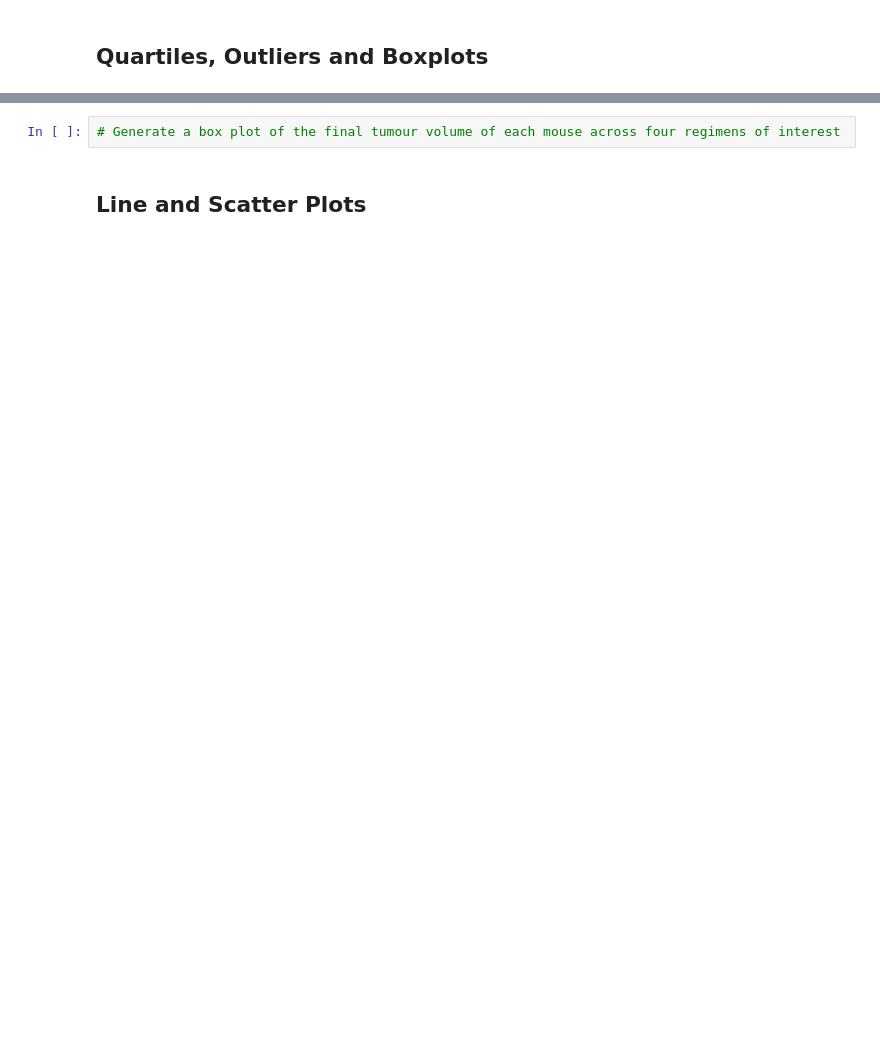
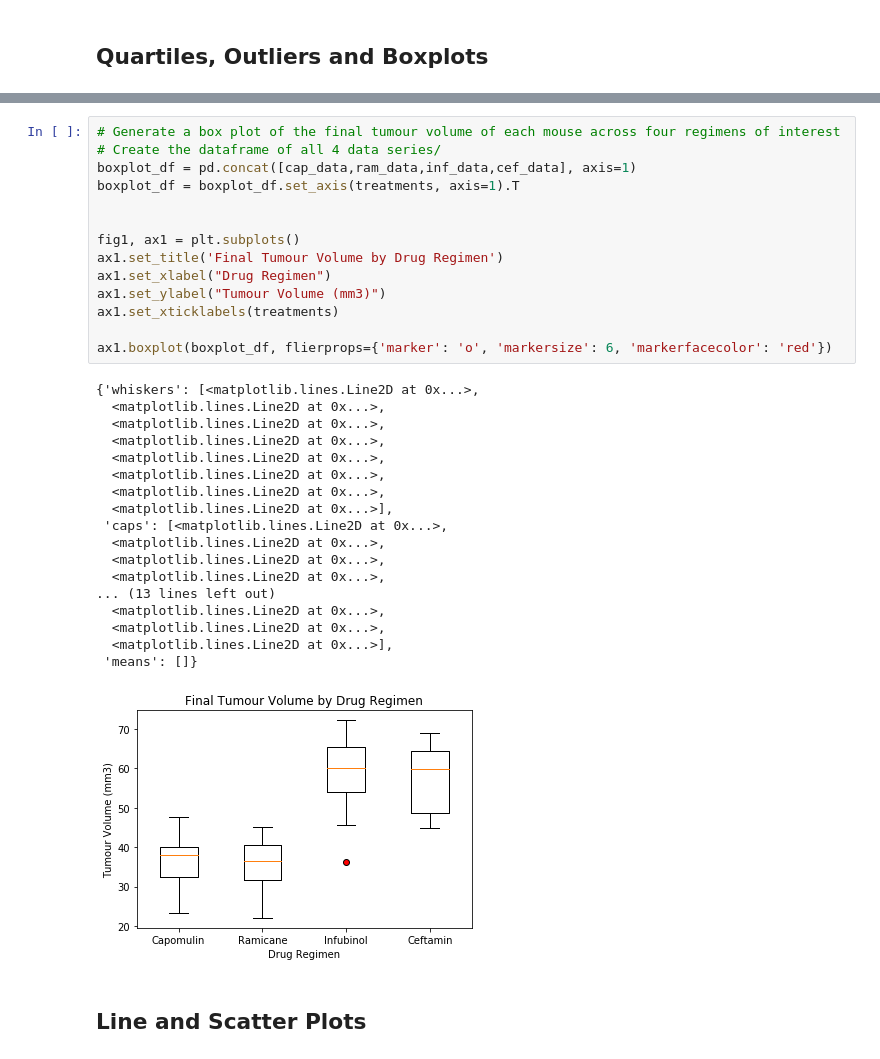
Before and after one commit to MFord80/matplotlib-challenge, a Jupyter notebook: Pymaceuticals_Report.ipynb, the cells around one changed output, grey strips where cells are left out. Cells and saved outputs as stored; diff of their text form; blank space fills up the shorter version.

Commit message:
updated with boxplots, only analysis incomplete

```diff
--- a/Pymaceuticals_Report.ipynb
+++ b/Pymaceuticals_Report.ipynb
@@ -402,8 +388,39 @@ The the median of the data is: 59.85
 Values below 25.355449580000002 could be outliers.
 Values above 87.66645829999999 could be outliers.
 Possible outliers:
-# %%
-# Generate a box plot of the final tumour volume of each mouse across four regimens of interest
+# %%
+# Generate a box plot of the final tumour volume of each mouse across four regimens of interest
+# Create the dataframe of all 4 data series/
+boxplot_df = pd.concat([cap_data,ram_data,inf_data,cef_data], axis=1)
+boxplot_df = boxplot_df.set_axis(treatments, axis=1).T
+
+
+fig1, ax1 = plt.subplots()
+ax1.set_title('Final Tumour Volume by Drug Regimen')
+ax1.set_xlabel("Drug Regimen")
+ax1.set_ylabel("Tumour Volume (mm3)")
+ax1.set_xticklabels(treatments)
+
+ax1.boxplot(boxplot_df, flierprops={'marker': 'o', 'markersize': 6, 'markerfacecolor': 'red'})
+# %% [output]
+{'whiskers': [<matplotlib.lines.Line2D at 0x...>,
+  <matplotlib.lines.Line2D at 0x...>,
+  <matplotlib.lines.Line2D at 0x...>,
+  <matplotlib.lines.Line2D at 0x...>,
+  <matplotlib.lines.Line2D at 0x...>,
+  <matplotlib.lines.Line2D at 0x...>,
+  <matplotlib.lines.Line2D at 0x...>,
+  <matplotlib.lines.Line2D at 0x...>],
+ 'caps': [<matplotlib.lines.Line2D at 0x...>,
+  <matplotlib.lines.Line2D at 0x...>,
+  <matplotlib.lines.Line2D at 0x...>,
+  <matplotlib.lines.Line2D at 0x...>,
+... (13 lines left out)
+  <matplotlib.lines.Line2D at 0x...>,
+  <matplotlib.lines.Line2D at 0x...>,
+  <matplotlib.lines.Line2D at 0x...>],
+ 'means': []}
+[figure, added]
 # %% [markdown]
 ## Line and Scatter Plots
 # %%
```
Also changed, not shown: parts of 12 cells of this notebook.
